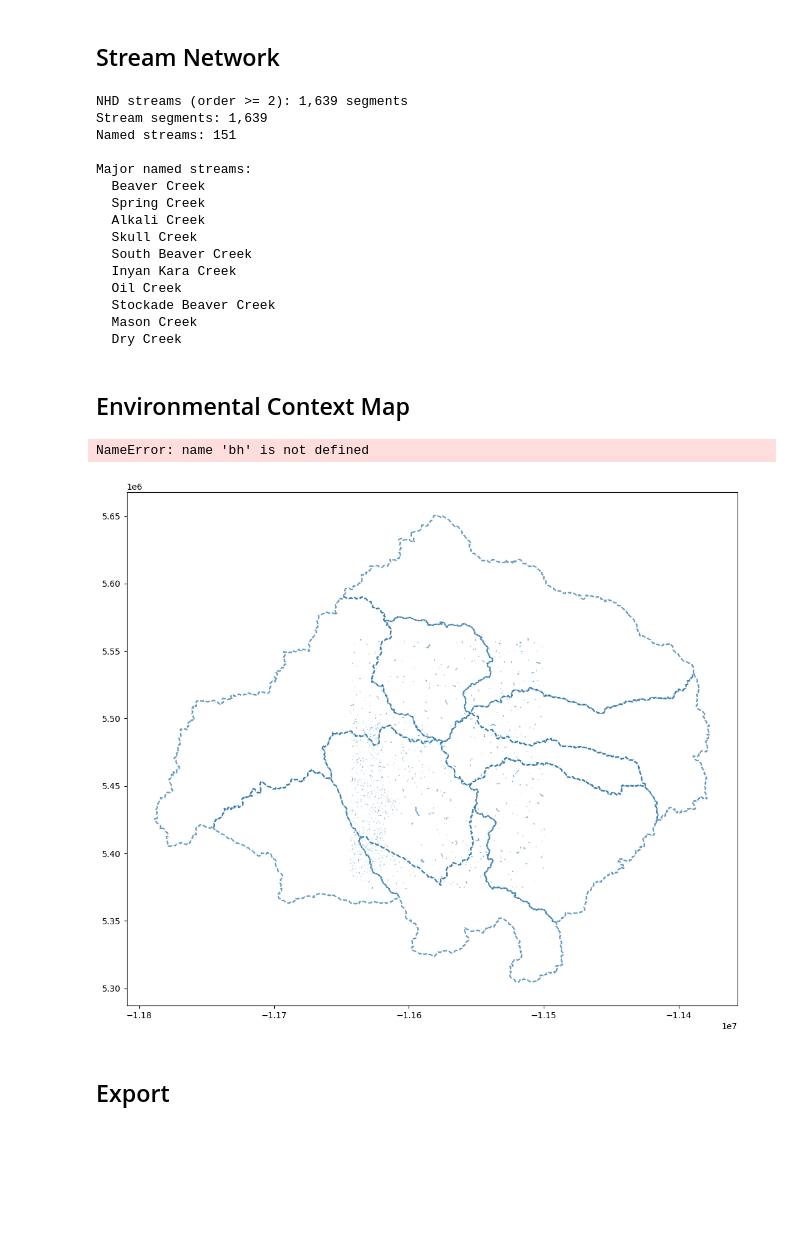
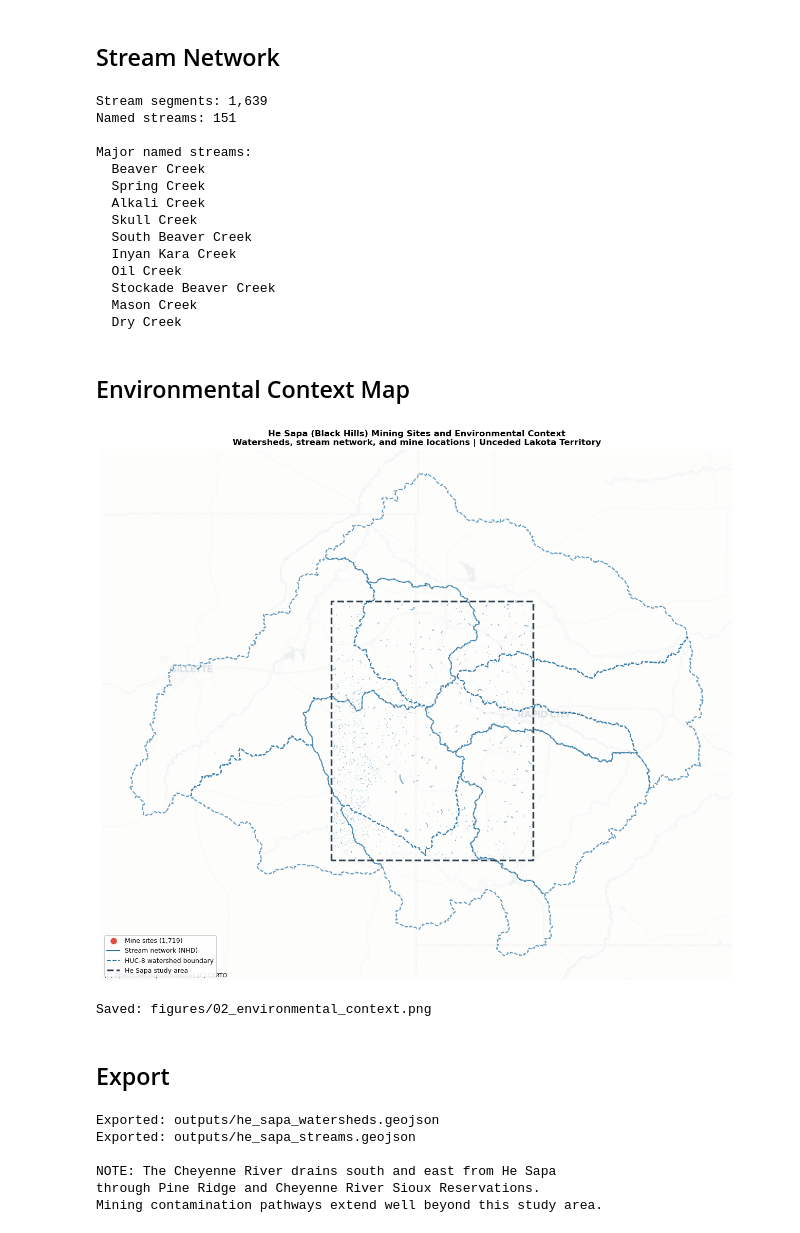
Before and after one commit to lijo8146/hesapatwin, a Jupyter notebook: Notebooks/02_environmental_context.ipynb, the cells around one changed output. Saved outputs shown, nothing was run; the diff lists cells and outputs as text; code cells hidden in the pictures; blank space fills up the shorter version.

```diff
--- a/Notebooks/02_environmental_context.ipynb
+++ b/Notebooks/02_environmental_context.ipynb
@@ -109,3 +109,13 @@ Watershed names:
  Lower Belle Fourche
  Redwater
  Upper Belle Fourche
+# %%
+if huc_id and huc_id in joined.columns:
+    # After sjoin, the HUC column from the right frame may or may not
+    # have a _right suffix depending on whether it collided with a left column
+    right_col = f"{huc_id}_right" if f"{huc_id}_right" in joined.columns else huc_id
+    mine_counts = joined.groupby(right_col).size().rename("mine_count")
+    huc8 = huc8.merge(mine_counts, left_on=huc_id, right_index=True, how="left")
+    huc8["mine_count"] = huc8["mine_count"].fillna(0).astype(int)
+    print("Mines per watershed:")
+    print(huc8[[huc_id, "mine_count"]].sort_values("mine_count", ascending=False).to_string(index=False))
@@ -112,5 +134,4 @@ Watershed names:
 # %%
-# Mine count per watershed
 if not huc8.empty:
     huc_proj   = huc8.to_crs(CRS_PROJECTED)
     mines_proj = mines.to_crs(CRS_PROJECTED)
@@ -118,9 +139,20 @@ if not huc8.empty:
 
     huc_id = next((c for c in huc8.columns if c.startswith("huc") and c[-1].isdigit()), None)
     if huc_id and huc_id in joined.columns:
-        mine_counts = joined.groupby(f"{huc_id}_right").size().rename("mine_count")
-        huc8 = huc8.merge(mine_counts, left_on=huc_id, right_index=True, how="left")
+        right_col = f"{huc_id}_right" if f"{huc_id}_right" in joined.columns else huc_id
+        mine_counts = joined.groupby(right_col).size().rename("mine_count")
+
+        # Build a clean DataFrame from mine_counts before merging
+        mine_counts_df = mine_counts.reset_index()
+        mine_counts_df.columns = [huc_id, "mine_count"]
+        mine_counts_df[huc_id] = mine_counts_df[huc_id].astype(str)
+
+        # Drop any stale mine_count columns, then merge clean
+        huc8 = huc8.drop(columns=[c for c in huc8.columns if "mine_count" in c], errors="ignore")
+        huc8[huc_id] = huc8[huc_id].astype(str)
+        huc8 = huc8.merge(mine_counts_df, on=huc_id, how="left")
         huc8["mine_count"] = huc8["mine_count"].fillna(0).astype(int)
+
         print("Mines per watershed:")
         for _, row in huc8.sort_values("mine_count", ascending=False).iterrows():
             name = row.get("name", row.get(huc_id, "Unknown"))
@@ -139,7 +182,6 @@ if not streams.empty and "gnis_name" in streams.columns:
     for name in named["gnis_name"].value_counts().head(10).index:
         print(f"  {name}")
 # %% [output]
-NHD streams (order >= 2): 1,639 segments
 Stream segments: 1,639
 Named streams: 151
 
@@ -184,51 +226,58 @@ bh.to_crs(3857).plot(
     ax=ax, facecolor="none", edgecolor="#2C3E50",
     linewidth=2.5, linestyle="--", zorder=4,
 )
 
 try:
     ctx.add_basemap(ax, source=ctx.providers.CartoDB.Positron, alpha=0.4)
 except Exception:
     pass
 
 ax.set_axis_off()
 
 import matplotlib.lines as mlines
 legend_elements = [
     mlines.Line2D([0],[0], color="#E74C3C", marker="o", linestyle="",
                   markersize=8, label=f"Mine sites ({len(mines):,})"),
     mlines.Line2D([0],[0], color="#2471A3", linewidth=1.5, label="Stream network (NHD)"),
     mlines.Line2D([0],[0], color="#2471A3", linewidth=1.5, linestyle="--",
                   label="HUC-8 watershed boundary"),
     mlines.Line2D([0],[0], color="#2C3E50", linewidth=2.5, linestyle="--",
                   label="He Sapa study area"),
 ]
 ax.legend(handles=legend_elements, loc="lower left", fontsize=9, framealpha=0.9)
 ax.set_title(
-    "He Sapa (Black Hills) — Mining Sites and Environmental Context\n"
+    "He Sapa (Black Hills) Mining Sites and Environmental Context\n"
     "Watersheds, stream network, and mine locations | Unceded Lakota Territory",
     fontsize=12, fontweight="bold",
 )
 plt.tight_layout()
-fig.savefig(FIGURES_DIR / "02_environmental_context.png", dpi=150, bbox_inches="tight")
+fig.savefig(FIGURES_DIR/"02_environmental_context.png", dpi=150, bbox_inches="tight")
 plt.show()
 print("Saved: figures/02_environmental_context.png")
 # %% [output]
+[figure, new version]
-NameError: name 'bh' is not defined
+Saved: figures/02_environmental_context.png
-[figure, old version]
 # %% [markdown]
 ## Export
 # %%
 if not huc8.empty:
-    huc8.to_file(OUTPUTS_DIR / "he_sapa_watersheds.geojson", driver="GeoJSON")
+    huc8.to_file(OUTPUTS_DIR/"he_sapa_watersheds.geojson", driver="GeoJSON")
     print("Exported: outputs/he_sapa_watersheds.geojson")
 
 if not streams.empty:
-    streams.to_file(OUTPUTS_DIR / "he_sapa_streams.geojson", driver="GeoJSON")
+    streams.to_file(OUTPUTS_DIR/"he_sapa_streams.geojson", driver="GeoJSON")
     print("Exported: outputs/he_sapa_streams.geojson")
 
 print()
 print("NOTE: The Cheyenne River drains south and east from He Sapa")
 print("through Pine Ridge and Cheyenne River Sioux Reservations.")
 print("Mining contamination pathways extend well beyond this study area.")
+# %% [output]
+Exported: outputs/he_sapa_watersheds.geojson
+Exported: outputs/he_sapa_streams.geojson
+
+NOTE: The Cheyenne River drains south and east from He Sapa
+through Pine Ridge and Cheyenne River Sioux Reservations.
+Mining contamination pathways extend well beyond this study area.
 # %%
 print(generate_citations(["wbd", "nhd", "3dep"]))
```
Also changed, not shown: parts of 7 cells of this notebook, 22 other files.
